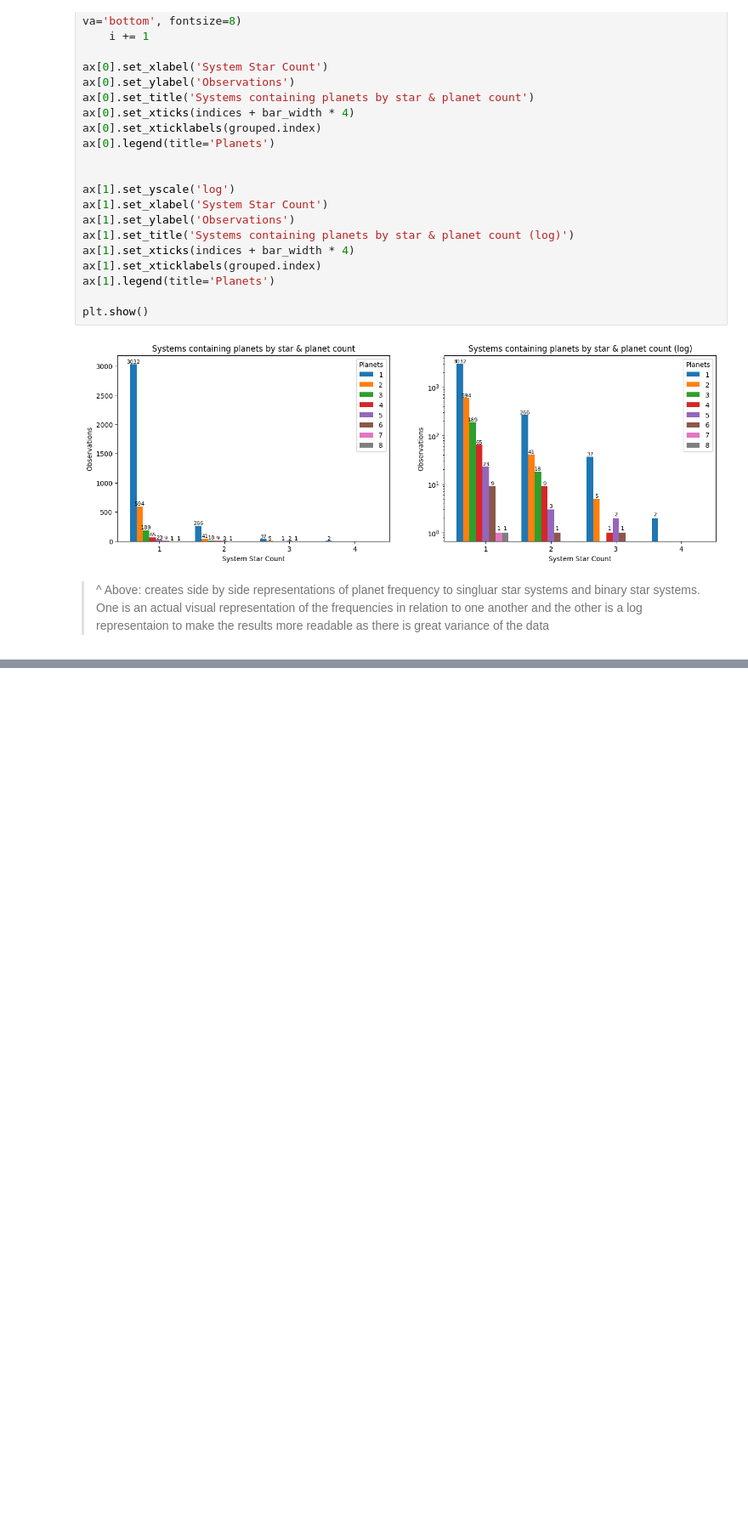
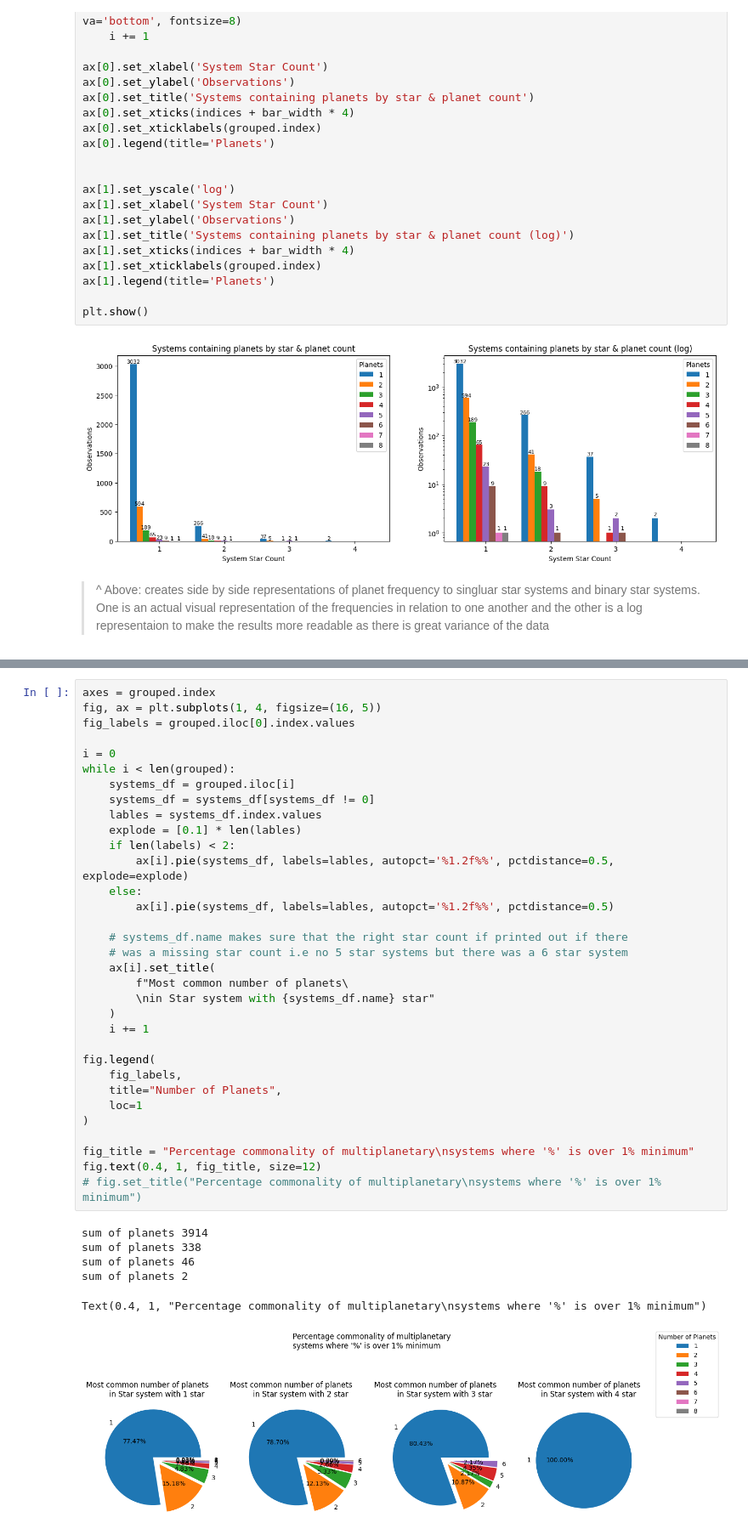
Before and after one commit to rachaellampardfrance/Exoplanetary_Systems, a Jupyter notebook: exoplanet_data.ipynb, the cells around one changed output, grey strips where cells are left out. Shown at 85% size. Drawn from its saved outputs; the diff is of its cells as text; blank space fills up the shorter version.

```diff
--- a/exoplanet_data.ipynb
+++ b/exoplanet_data.ipynb
@@ -226,0 +305,40 @@ plt.show()
+# %%
+axes = grouped.index
+fig, ax = plt.subplots(1, 4, figsize=(16, 5))
+fig_labels = grouped.iloc[0].index.values
+
+i = 0
+while i < len(grouped):
+    systems_df = grouped.iloc[i]
+    systems_df = systems_df[systems_df != 0]
+    lables = systems_df.index.values
+    explode = [0.1] * len(lables)
+    if len(labels) < 2:
+        ax[i].pie(systems_df, labels=lables, autopct='%1.2f%%', pctdistance=0.5, explode=explode)
+    else:
+        ax[i].pie(systems_df, labels=lables, autopct='%1.2f%%', pctdistance=0.5)
+
+    # systems_df.name makes sure that the right star count if printed out if there
+    # was a missing star count i.e no 5 star systems but there was a 6 star system
+    ax[i].set_title(
+        f"Most common number of planets\
+        \nin Star system with {systems_df.name} star"
+    )
+    i += 1
+
+fig.legend(
+    fig_labels,
+    title="Number of Planets",
+    loc=1
+)
+
+fig_title = "Percentage commonality of multiplanetary\nsystems where '%' is over 1% minimum"
+fig.text(0.4, 1, fig_title, size=12)
+# fig.set_title("Percentage commonality of multiplanetary\nsystems where '%' is over 1% minimum")
+# %% [output]
+sum of planets 3914
+sum of planets 338
+sum of planets 46
+sum of planets 2
+Text(0.4, 1, "Percentage commonality of multiplanetary\nsystems where '%' is over 1% minimum")
+[figure, added]
```
Also changed, not shown: parts of 10 cells of this notebook.
